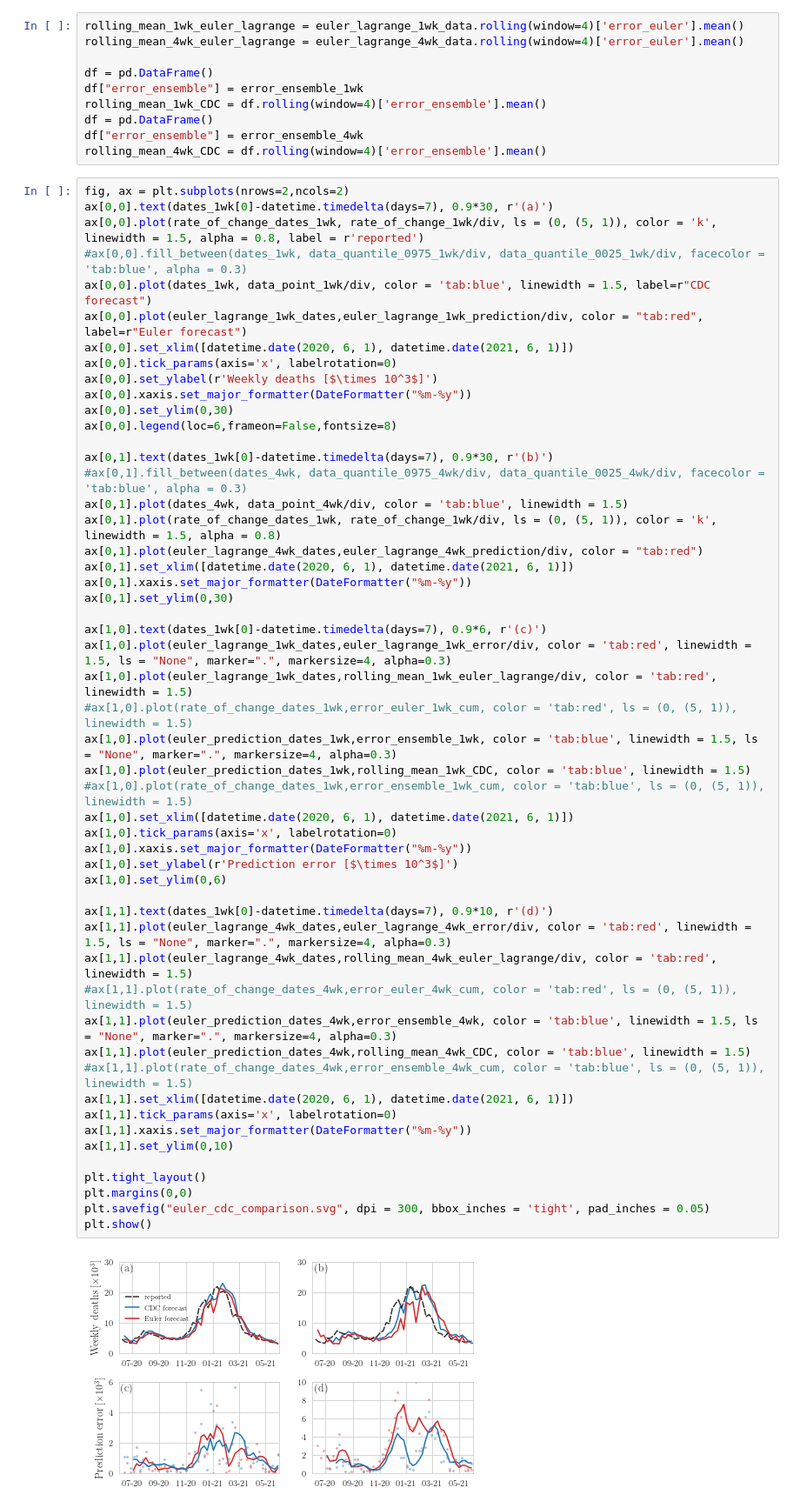
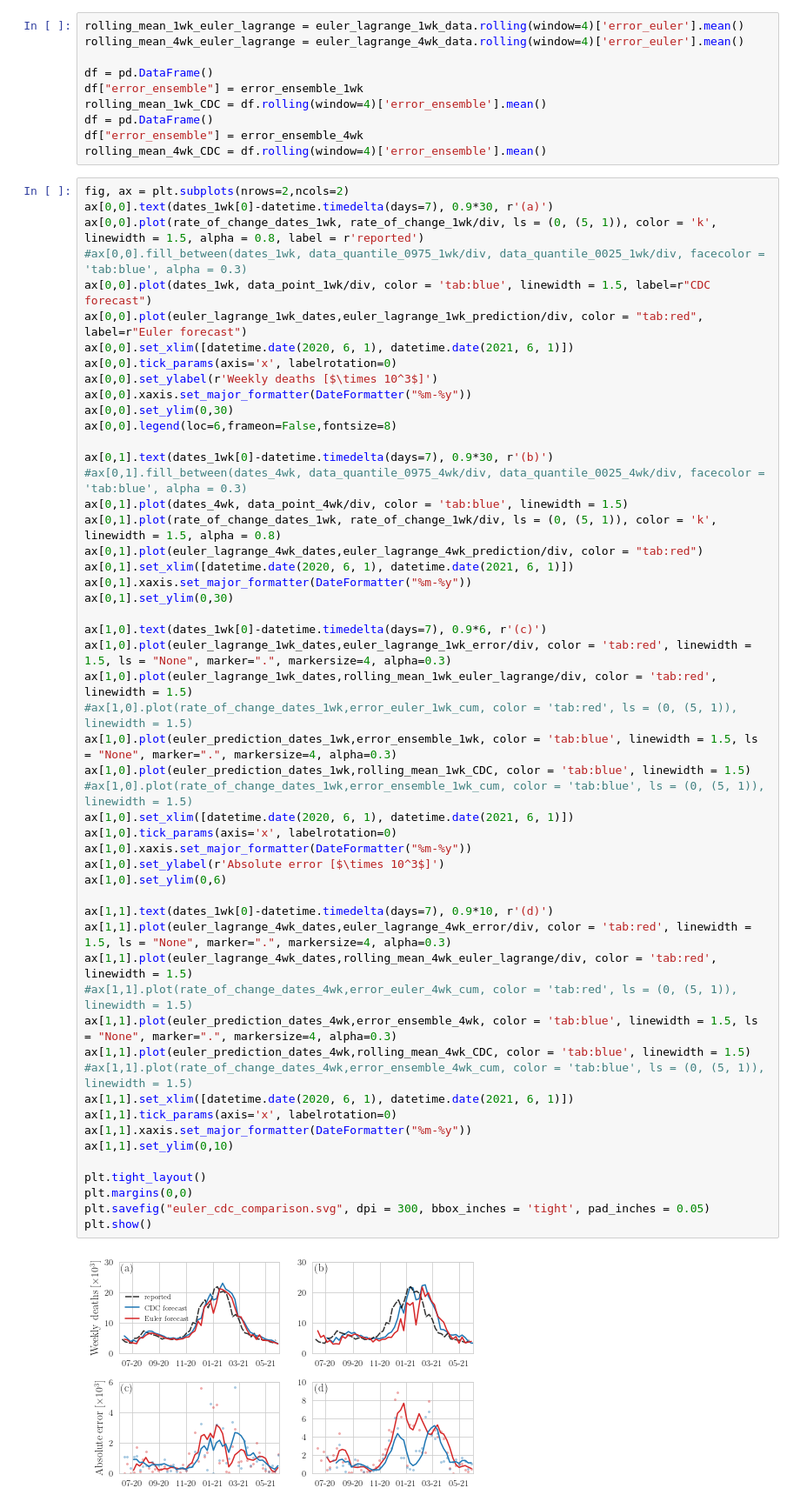
Before and after one commit to ninoaf/epidemic_cdc_forecasts, a Jupyter notebook: code/euler_cdc/plot.ipynb, the cells around one changed output. Shown at 87% size. Drawn from its saved outputs; the diff is of its cells as text.

Commit message:
changed plot file

```diff
--- a/code/euler_cdc/plot.ipynb
+++ b/code/euler_cdc/plot.ipynb
@@ -199,32 +299,32 @@ ax[0,1].set_ylim(0,30)
 
 ax[1,0].text(dates_1wk[0]-datetime.timedelta(days=7), 0.9*6, r'(c)')
 ax[1,0].plot(euler_lagrange_1wk_dates,euler_lagrange_1wk_error/div, color = 'tab:red', linewidth = 1.5, ls = "None", marker=".", markersize=4, alpha=0.3)
 ax[1,0].plot(euler_lagrange_1wk_dates,rolling_mean_1wk_euler_lagrange/div, color = 'tab:red', linewidth = 1.5)
 #ax[1,0].plot(rate_of_change_dates_1wk,error_euler_1wk_cum, color = 'tab:red', ls = (0, (5, 1)), linewidth = 1.5)
 ax[1,0].plot(euler_prediction_dates_1wk,error_ensemble_1wk, color = 'tab:blue', linewidth = 1.5, ls = "None", marker=".", markersize=4, alpha=0.3)
 ax[1,0].plot(euler_prediction_dates_1wk,rolling_mean_1wk_CDC, color = 'tab:blue', linewidth = 1.5)
 #ax[1,0].plot(rate_of_change_dates_1wk,error_ensemble_1wk_cum, color = 'tab:blue', ls = (0, (5, 1)), linewidth = 1.5)
 ax[1,0].set_xlim([datetime.date(2020, 6, 1), datetime.date(2021, 6, 1)])
 ax[1,0].tick_params(axis='x', labelrotation=0)
 ax[1,0].xaxis.set_major_formatter(DateFormatter("%m-%y"))
-ax[1,0].set_ylabel(r'Prediction error [$\times 10^3$]')
+ax[1,0].set_ylabel(r'Absolute error [$\times 10^3$]')
 ax[1,0].set_ylim(0,6)
 
 ax[1,1].text(dates_1wk[0]-datetime.timedelta(days=7), 0.9*10, r'(d)')
 ax[1,1].plot(euler_lagrange_4wk_dates,euler_lagrange_4wk_error/div, color = 'tab:red', linewidth = 1.5, ls = "None", marker=".", markersize=4, alpha=0.3)
 ax[1,1].plot(euler_lagrange_4wk_dates,rolling_mean_4wk_euler_lagrange/div, color = 'tab:red', linewidth = 1.5)
 #ax[1,1].plot(rate_of_change_dates_4wk,error_euler_4wk_cum, color = 'tab:red', ls = (0, (5, 1)), linewidth = 1.5)
 ax[1,1].plot(euler_prediction_dates_4wk,error_ensemble_4wk, color = 'tab:blue', linewidth = 1.5, ls = "None", marker=".", markersize=4, alpha=0.3)
 ax[1,1].plot(euler_prediction_dates_4wk,rolling_mean_4wk_CDC, color = 'tab:blue', linewidth = 1.5)
 #ax[1,1].plot(rate_of_change_dates_4wk,error_ensemble_4wk_cum, color = 'tab:blue', ls = (0, (5, 1)), linewidth = 1.5)
 ax[1,1].set_xlim([datetime.date(2020, 6, 1), datetime.date(2021, 6, 1)])
 ax[1,1].tick_params(axis='x', labelrotation=0)
 ax[1,1].xaxis.set_major_formatter(DateFormatter("%m-%y"))
 ax[1,1].set_ylim(0,10)
 
 plt.tight_layout()
 plt.margins(0,0)
 plt.savefig("euler_cdc_comparison.svg", dpi = 300, bbox_inches = 'tight', pad_inches = 0.05)
 plt.show()
 # %% [output]
-[figure, old version]
+[figure, new version]
```
Also changed, not shown: parts of 8 cells of this notebook.
